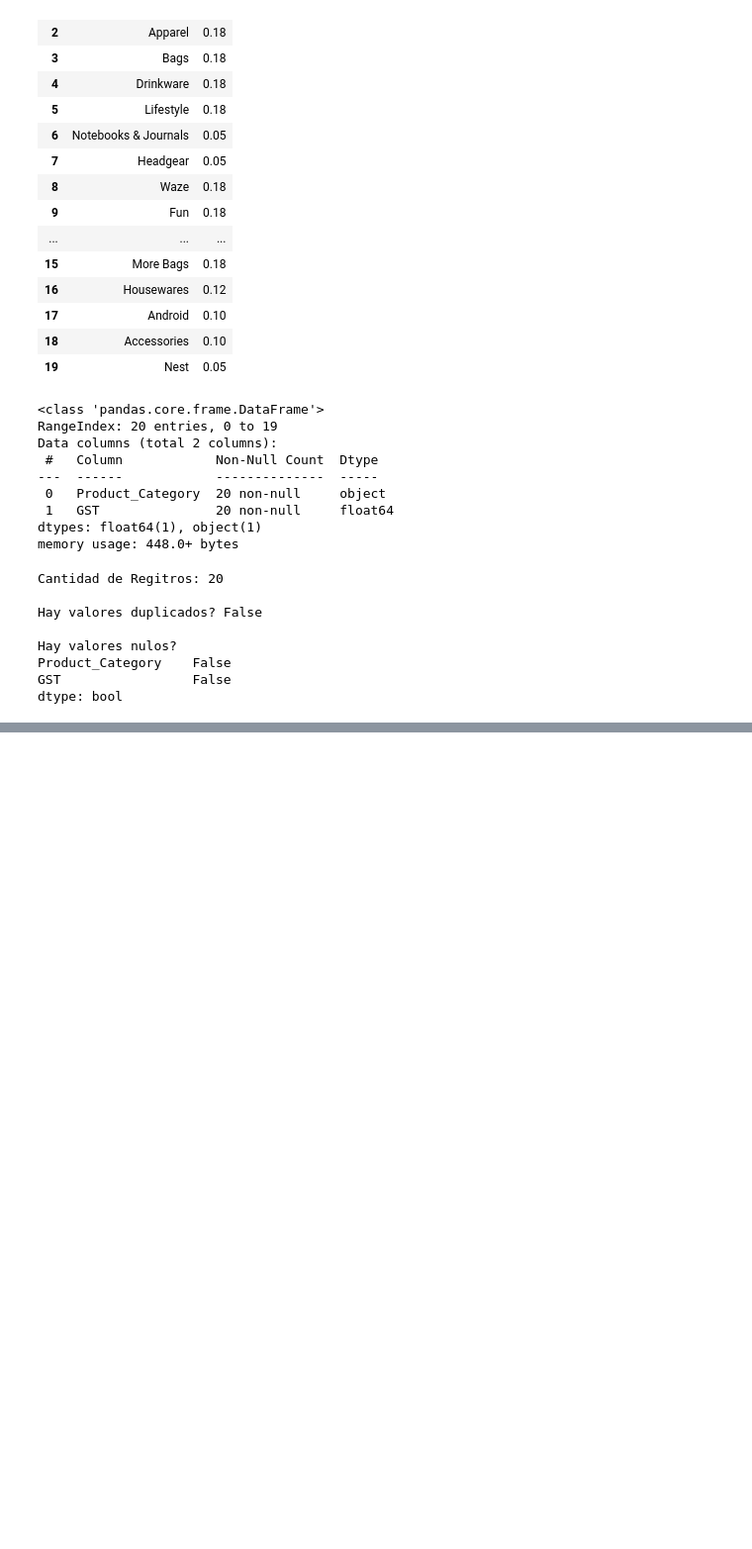
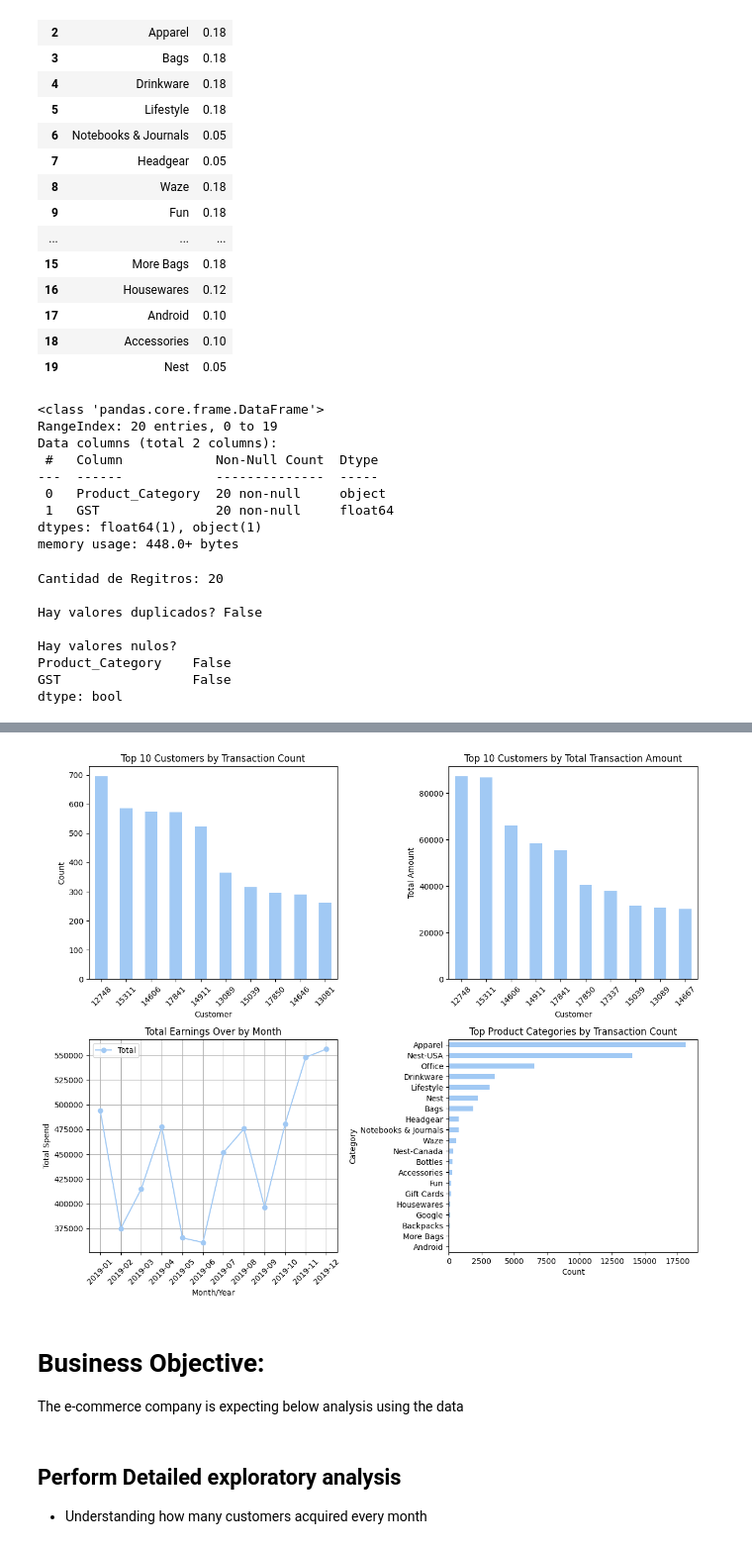
Before and after one commit to gomezgaston/Analysis_For_Ecommerce, a Jupyter notebook: EDA.ipynb, the cells around one changed output, grey strips where cells are left out. Shown: that part at 99% size. Cells and saved outputs as stored; diff of their text form; code cells hidden in the pictures; blank space fills up the shorter version.

```diff
--- a/EDA.ipynb
+++ b/EDA.ipynb
@@ -439,0 +404,63 @@ dtype: bool
+# %%
+df_aux1 = df_sales.drop(columns=["CustomerID", "Product_SKU", "Product_Description"])
+result = pd.merge(df_aux1, df_discount, on=['Month', 'Product_Category'], how='left')
+merged_df = pd.merge(result,df_tax,on=['Product_Category'], how = 'left')
+# %%
+merged_df["Coupon_Code"].fillna("NoCupon", inplace=True)
+merged_df["Discount_pct"].fillna(0, inplace=True)
+# %%
+merged_df['Revenue'] = np.where(
+    merged_df['Coupon_Status'] == 'Used',
+    ((merged_df['Quantity'] * merged_df['Avg_Price']) * (1 - merged_df['Discount_pct']/100) * (1 + merged_df['GST'])) + merged_df['Delivery_Charges'],
+    ((merged_df['Quantity'] * merged_df['Avg_Price']) * (1 + merged_df['GST'])) + merged_df['Delivery_Charges']
+)
+# %%
+df_sales["Revenue"] = merged_df["Revenue"]
+# %%
+# Set up a figure with multiple subplots
+fig, axs = plt.subplots(2, 2, figsize=(12, 10))
+
+# Plot 1: Top 10 Customers by Transaction Count
+df_sales['CustomerID'].value_counts().head(10).plot(kind='bar', ax=axs[0,0])
+axs[0, 0].set_xlabel('Customer')
+axs[0, 0].set_ylabel('Count')
+axs[0, 0].set_title('Top 10 Customers by Transaction Count')
+axs[0, 0].tick_params(axis='x', rotation=45)
+
+# Plot 2: Top 10 Customers by Total Transaction Amount
+customer_by_money = df_sales[['CustomerID', 'Revenue']]
+customer_by_money.groupby(by='CustomerID').sum()['Revenue'].sort_values(ascending=False).head(10).plot(kind='bar', ax=axs[0, 1])
+axs[0, 1].set_xlabel('Customer')
+axs[0, 1].set_ylabel('Total Amount')
+axs[0, 1].set_title('Top 10 Customers by Total Transaction Amount')
+axs[0, 1].tick_params(axis='x', rotation=45)
+
+# Plot 3: Total Earnings Over by Month
+df_date_total = df_sales[['Transaction_Date', 'Revenue']]
+df_date_total = df_date_total.groupby(df_date_total['Transaction_Date'].dt.to_period("M")).agg({
+    'Revenue': 'sum'})
+axs[1, 0].plot(df_date_total.index.astype(str), df_date_total['Revenue'], marker='o', linestyle='-', label='Total')
+axs[1, 0].set_xlabel('Month/Year')
+axs[1, 0].set_ylabel('Total Spend')
+axs[1, 0].set_title('Total Earnings Over by Month')
+axs[1, 0].grid(True)
+axs[1, 0].legend()
+axs[1, 0].tick_params(axis='x', rotation=45)
+
+# Plot 4: Top Product Categories by Transaction Count
+df_sales['Product_Category'].value_counts(ascending=True).plot(kind='barh', ax=axs[1, 1])
+axs[1, 1].set_xlabel('Count')
+axs[1, 1].set_ylabel('Category')
+axs[1, 1].set_title('Top Product Categories by Transaction Count')
+
+# Adjust layout
+plt.tight_layout()
+plt.show()
+# %% [output]
+[figure, added]
+# %% [markdown]
+# Business Objective:
+The e-commerce company is expecting below analysis using the data
+# %% [markdown]
+## Perform Detailed exploratory analysis
+- Understanding how many customers acquired every month
```
Also changed, not shown: parts of 26 cells of this notebook, 7 other files.
